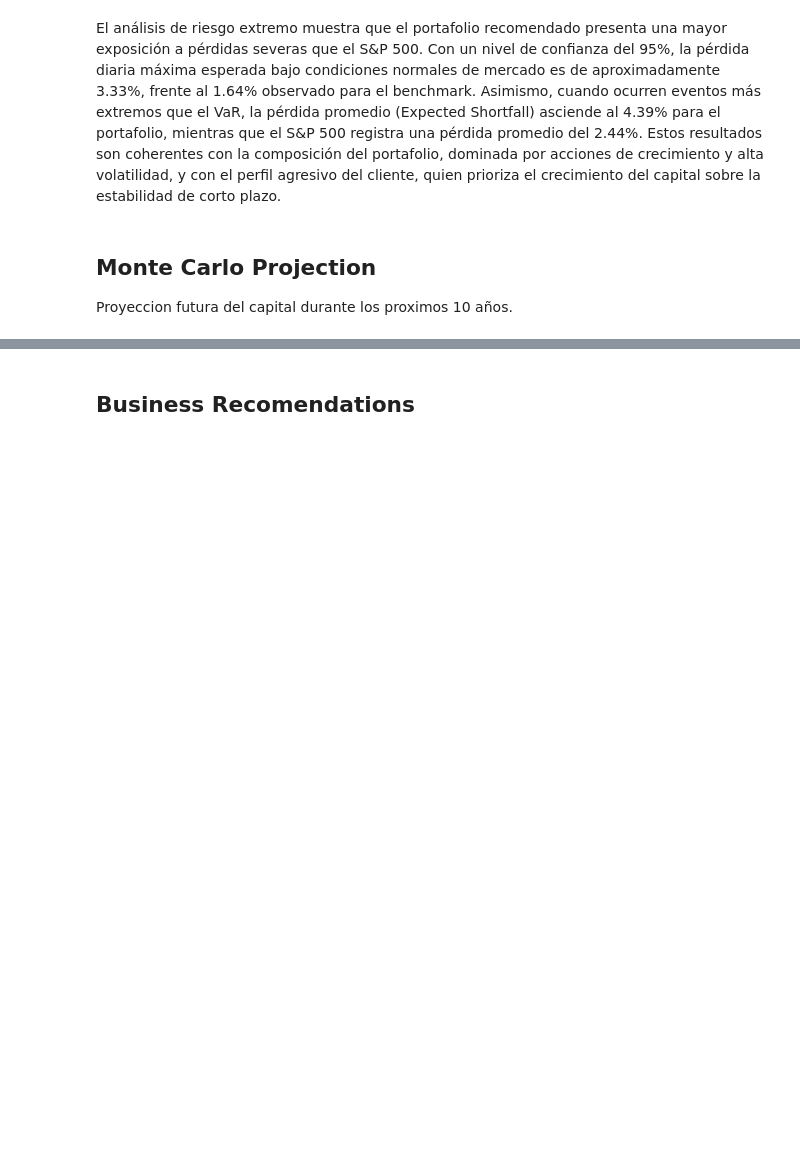
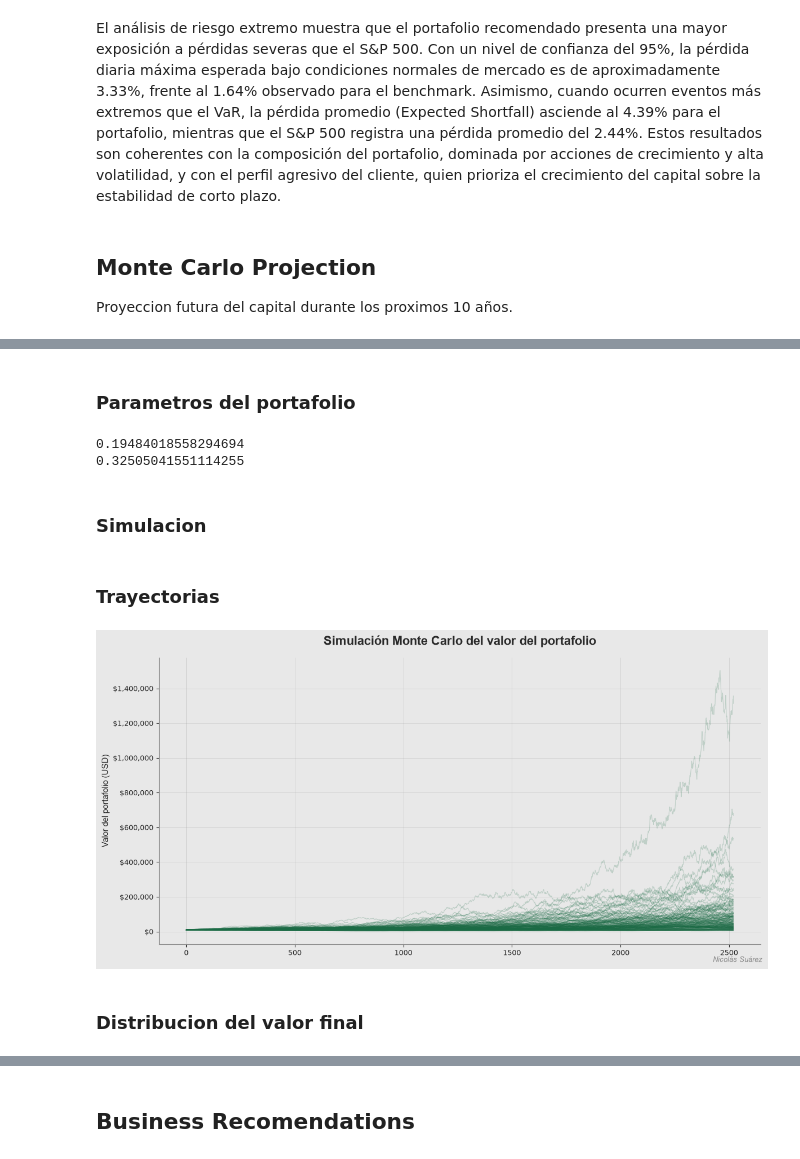
Before and after one commit to Nicosuarezso/portfolio-optimization, a Jupyter notebook: notebooks/04_risk_analysis.ipynb, the cells around one changed output, grey strips where cells are left out. Cells and saved outputs as stored; diff of their text form; code cells hidden in the pictures; blank space fills up the shorter version.

Commit message:
notebook: 04_risk_analysis, se realizo la simulacion de monte carlo para proyectar 10 000 escenarios probables

```diff
--- a/notebooks/04_risk_analysis.ipynb
+++ b/notebooks/04_risk_analysis.ipynb
@@ -1239,0 +1248,23 @@ Proyeccion futura del capital durante los proximos 10 años.
+# %%
+N_SIMULATIONS = 10_000
+
+N_YEARS = INVESTMENT_HORIZON
+
+N_STEPS = TRADING_DAYS * N_YEARS
+
+DT = 1 / TRADING_DAYS
+# %% [markdown]
+### Parametros del portafolio
+# %%
+mu = portfolio_returns.mean() * TRADING_DAYS
+
+sigma = portfolio_returns.std() * np.sqrt(TRADING_DAYS)
+
+print(mu)
+
+print(sigma)
+# %% [output]
+0.19484018558294694
+0.32505041551114255
+# %% [markdown]
+### Simulacion
@@ -1239,0 +1296,51 @@ Proyeccion futura del capital durante los proximos 10 años.
+# %% [markdown]
+### Trayectorias
+# %%
+fig, ax = plt.subplots(figsize=(12, 6))
+fig.patch.set_facecolor(BG)
+ax.set_facecolor(BG)
+
+ax.plot(
+    simulation_paths[:, :200],
+    linewidth=0.8,
+    alpha=0.2,
+    color=ACCENT,
+    zorder=2
+)
+
+ax.set_title(
+    "Simulación Monte Carlo del valor del portafolio",
+    fontsize=16,
+    fontweight="bold",
+    fontfamily="Arial",
+    color=TEXT,
+    pad=16
+)
+ax.set_ylabel("Valor del portafolio (USD)", fontsize=11, color=TEXT, fontfamily="Arial")
+
+ax.yaxis.set_major_formatter(mticker.FuncFormatter(lambda x, _: f"${x:,.0f}"))
+
+ax.grid(alpha=0.25, color=GREY, linewidth=0.6)
+for spine in ["top", "right"]:
+    ax.spines[spine].set_visible(False)
+for spine in ["left", "bottom"]:
+    ax.spines[spine].set_color(GREY)
+
+ax.tick_params(colors=TEXT, labelsize=9)
+
+fig.text(
+    0.99, 0.01,
+    "Nicolás Suárez",
+    fontsize=9,
+    color=GREY,
+    ha="right",
+    style="italic",
+    fontfamily="Arial"
+)
+
+plt.tight_layout()
+plt.show()
+# %% [output]
+[figure, added]
+# %% [markdown]
+### Distribucion del valor final
```
Also changed, not shown: parts of 12 cells of this notebook.
